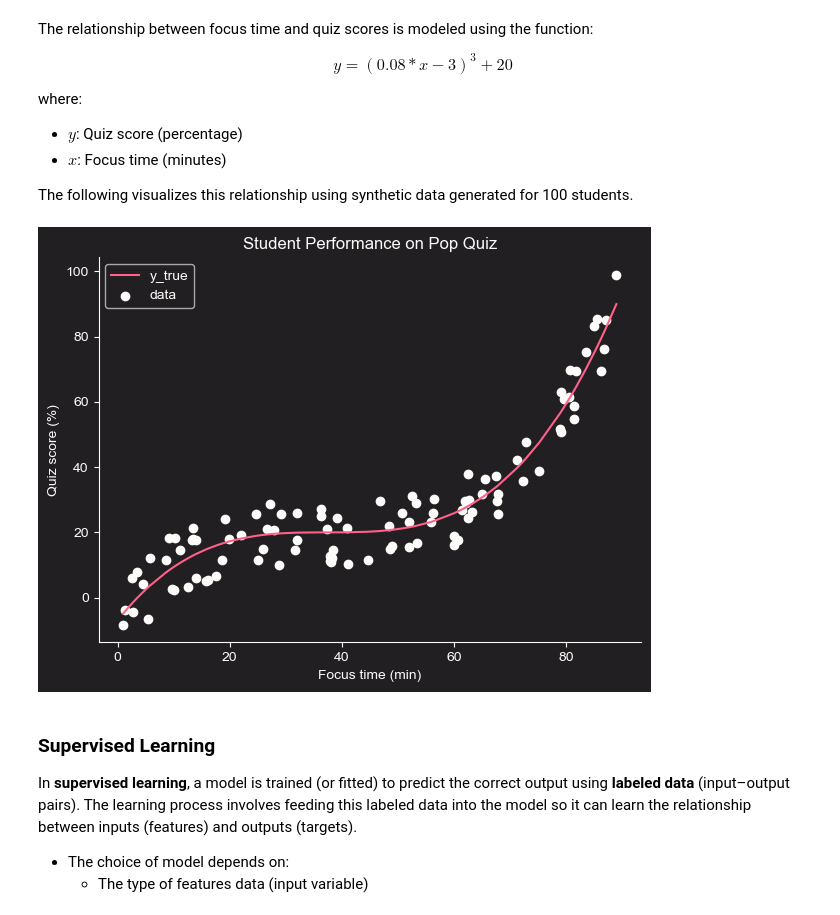
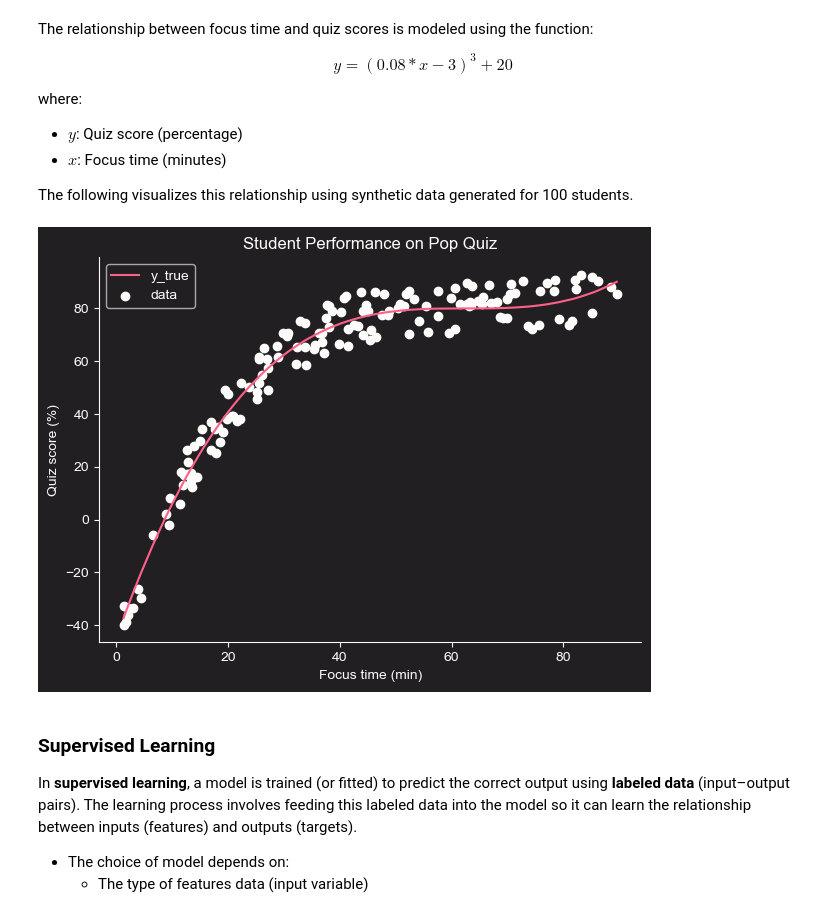
Before and after one commit to jakecreate/machine-learning-from-scratch, a Jupyter notebook: fundamentals_machine_learning.ipynb, the cells around one changed output. Cells and saved outputs as stored; diff of their text form; code cells hidden in the pictures.

```diff
--- a/fundamentals_machine_learning.ipynb
+++ b/fundamentals_machine_learning.ipynb
@@ -47,29 +47,31 @@ where:
 
 The following visualizes this relationship using synthetic data generated for 100 students.
 # %%
-np.random.seed(1)
+SEED = 819
+ERROR = 10
 
+np.random.seed(SEED)
 # sample data
-n_students = 100
+n_students = 150
 x = np.sort(np.random.uniform(low=1, high=90, size=n_students))
-noise = np.random.uniform(low=-10, high=10, size=n_students)
+noise = np.random.uniform(low=-ERROR, high=ERROR, size=n_students)
 
 # target function
-y_true = (0.08*x - 3)**3 + 20
+y_true = (0.08*x - 5)**3 + 80
 y = y_true + noise
 
 # graph
 fig, ax = plt.subplots(figsize=(7,5))
 ax.plot(x, y_true, c=c_['red'], label='y_true')
 ax.scatter(x, y, c=c_['white'], label='data')
 ax.spines[['top', 'right']].set_visible(False)
 ax.spines[['bottom', 'left']].set_color(c_['white'])
 ax.set_title('Student Performance on Pop Quiz')
 ax.set_xlabel('Focus time (min)')
 ax.set_ylabel('Quiz score (%)')
 ax.legend(loc='upper left');
 # %% [output]
-[figure, old version]
+[figure, new version]
 # %% [markdown]
 ### Supervised Learning
 
```
Also changed, not shown: parts of 20 cells of this notebook.
